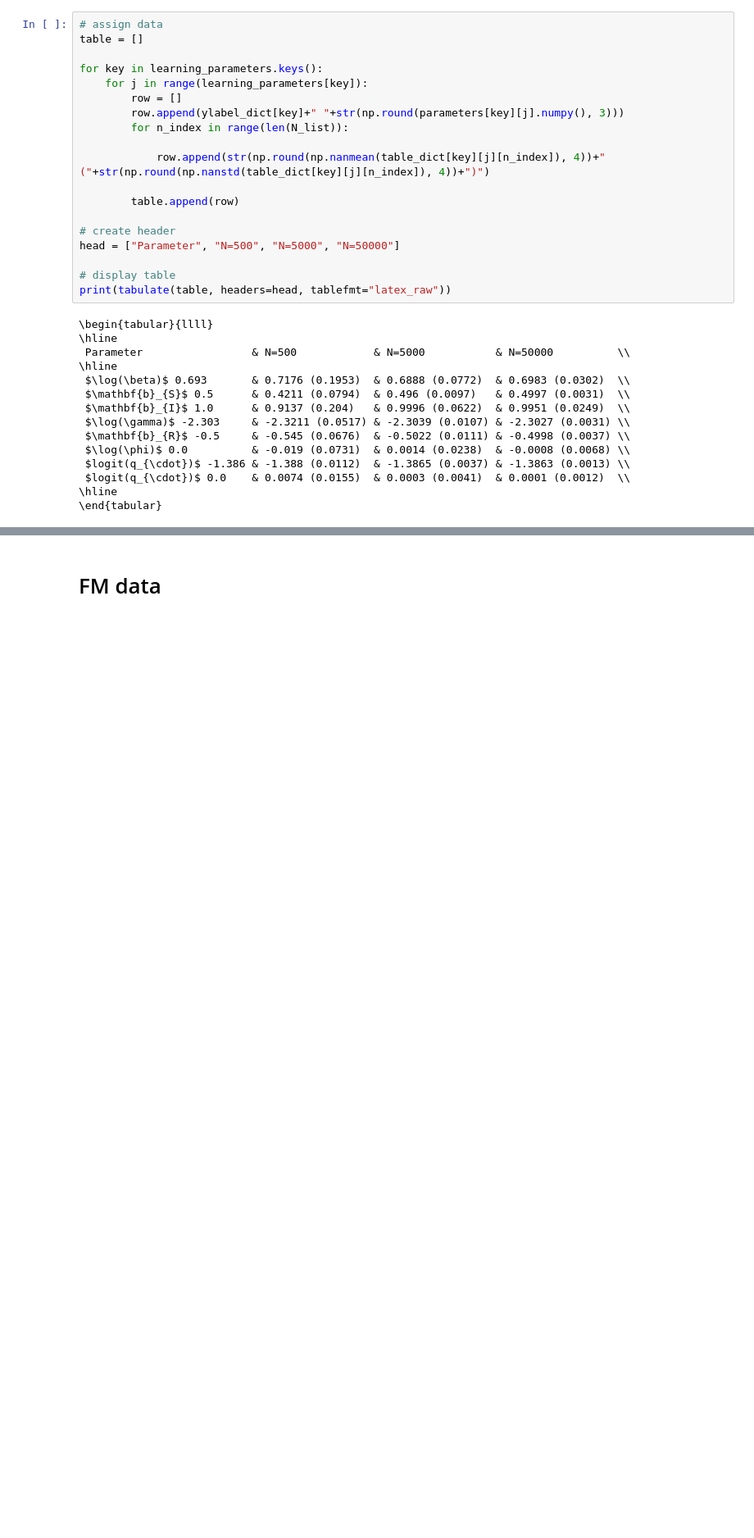
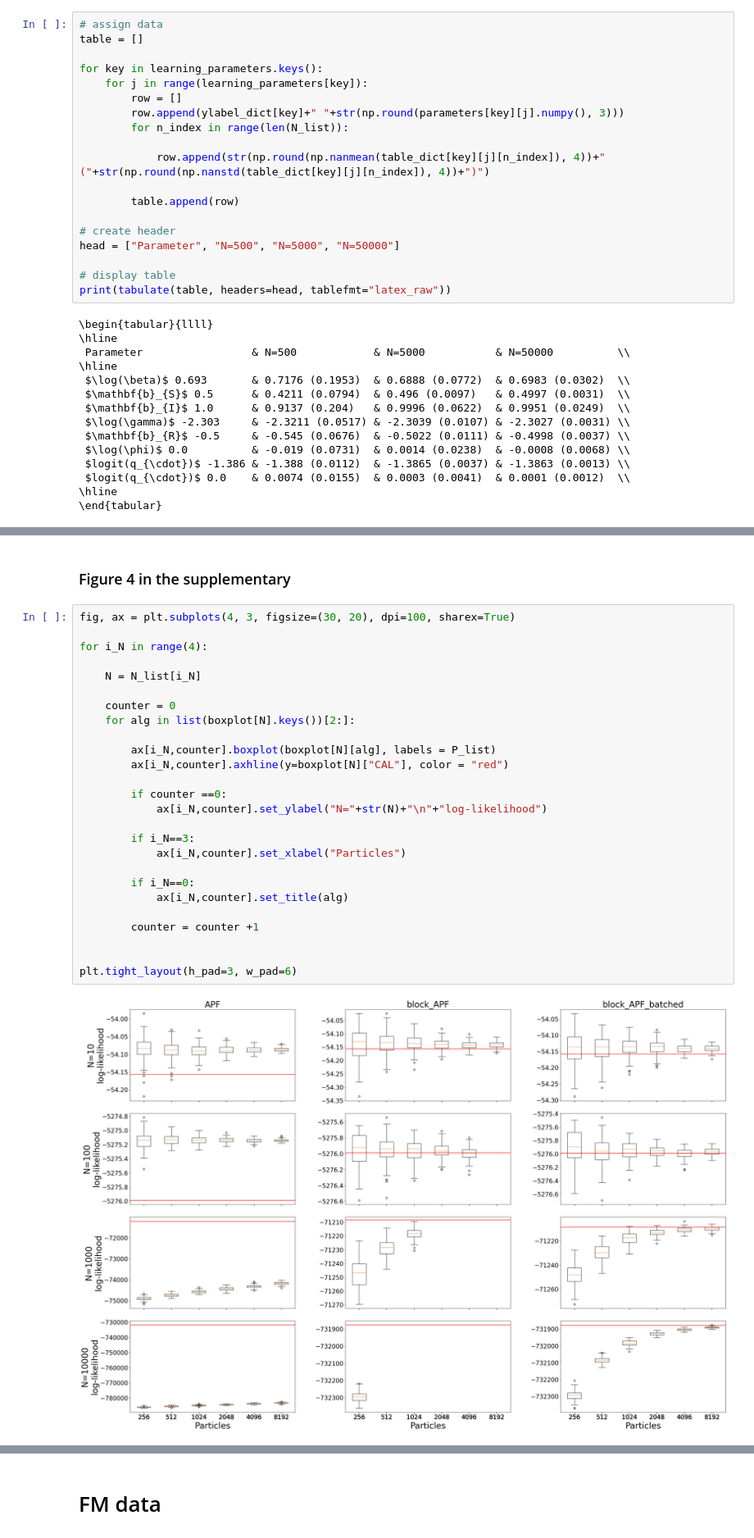
Before and after one commit to LorenzoRimella/CAL, a Jupyter notebook: figures.ipynb, the cells around one changed output, grey strips where cells are left out. Shown at 82% size. Cells and saved outputs as stored; diff of their text form; blank space fills up the shorter version.

```diff
--- a/figures.ipynb
+++ b/figures.ipynb
@@ -626,0 +818,30 @@ print(tabulate(table, headers=head, tablefmt="latex_raw"))
+# %% [markdown]
+### Figure 4 in the supplementary
+# %%
+fig, ax = plt.subplots(4, 3, figsize=(30, 20), dpi=100, sharex=True)
+
+for i_N in range(4):
+
+	N = N_list[i_N]
+
+	counter = 0
+	for alg in list(boxplot[N].keys())[2:]:
+
+		ax[i_N,counter].boxplot(boxplot[N][alg], labels = P_list)
+		ax[i_N,counter].axhline(y=boxplot[N]["CAL"], color = "red")
+
+		if counter ==0:
+			ax[i_N,counter].set_ylabel("N="+str(N)+"\n"+"log-likelihood")
+
+		if i_N==3:
+			ax[i_N,counter].set_xlabel("Particles")
+
+		if i_N==0:
+			ax[i_N,counter].set_title(alg)
+
+		counter = counter +1
+
+
+plt.tight_layout(h_pad=3, w_pad=6)
+# %% [output]
+[figure, added]
```
Also changed, not shown: parts of 65 cells of this notebook, 17 other files.
